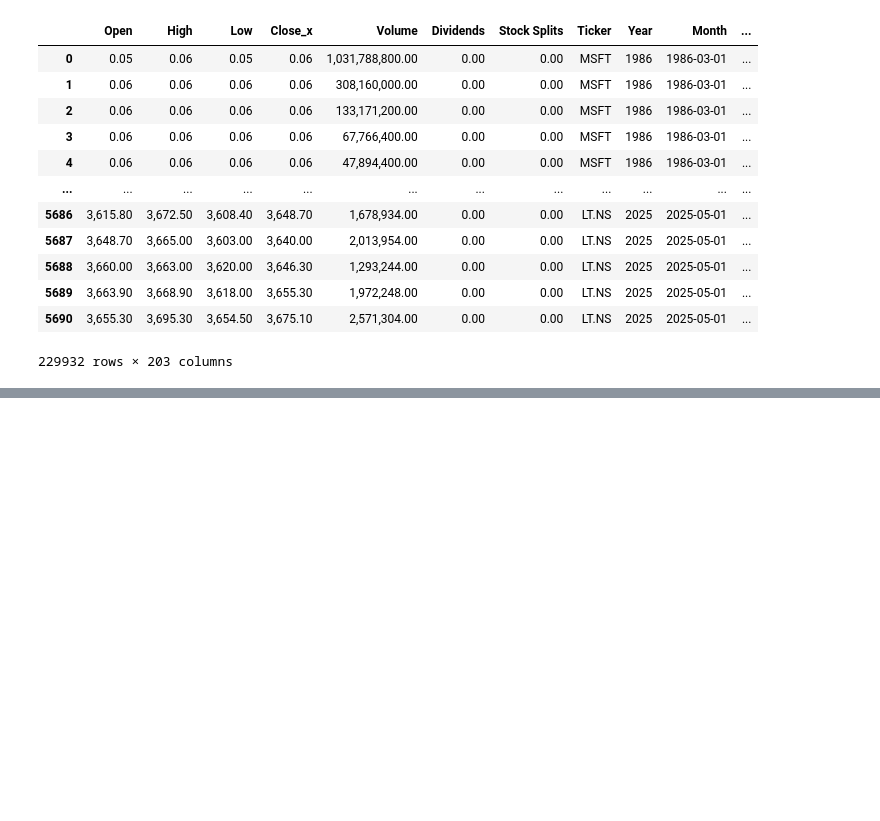
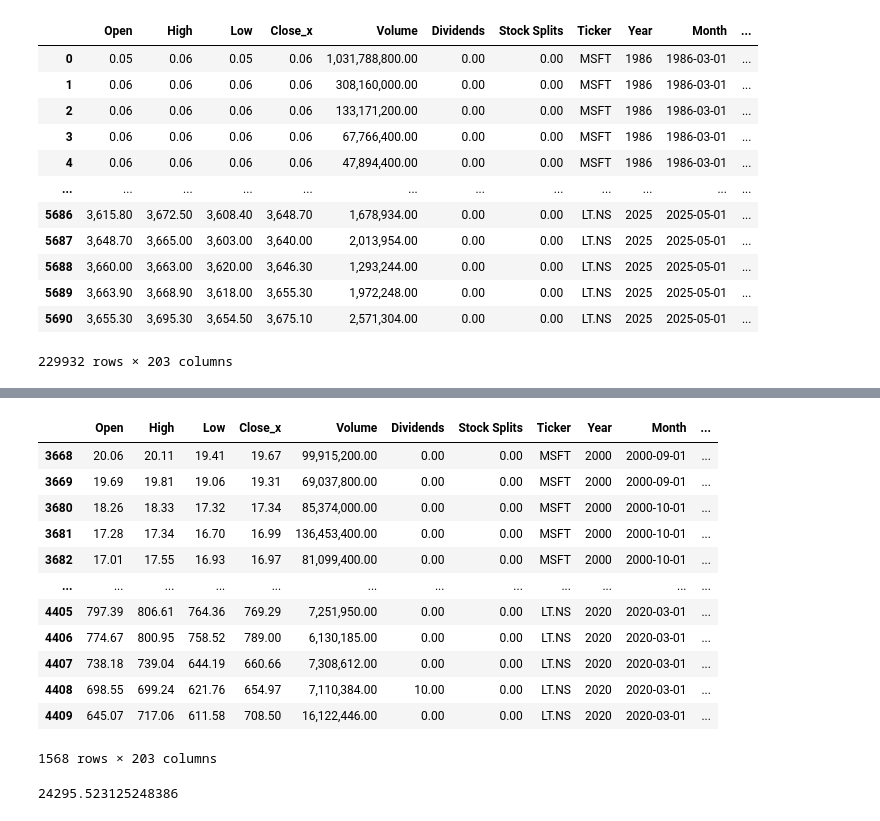
Before and after one commit to ceccode/stock-markets-analytics-zoomcamp, a Jupyter notebook: 02-dataframe-analysis/homework-solutions/hw2-dataframe-analysis.ipynb, the cells around one changed output, grey strips where cells are left out. Saved outputs shown, nothing was run; the diff lists cells and outputs as text; code cells hidden in the pictures; blank space fills up the shorter version.

```diff
--- a/02-dataframe-analysis/homework-solutions/hw2-dataframe-analysis.ipynb
+++ b/02-dataframe-analysis/homework-solutions/hw2-dataframe-analysis.ipynb
@@ -585,3 +585,26 @@ selected_df = df[
     (df['Date'] >= '2000-01-01') &
     (df['Date'] <= '2025-06-01')
 ]
+# %%
+selected_df
+# %% [output]
+|  | Open | High | Low | Close_x | Volume | Dividends | Stock Splits | Ticker | Year | Month | ... |
+| 3668 | 20.06 | 20.11 | 19.41 | 19.67 | 99,915,200.00 | 0.00 | 0.00 | MSFT | 2000 | 2000-09-01 | ... |
+| 3669 | 19.69 | 19.81 | 19.06 | 19.31 | 69,037,800.00 | 0.00 | 0.00 | MSFT | 2000 | 2000-09-01 | ... |
+| 3680 | 18.26 | 18.33 | 17.32 | 17.34 | 85,374,000.00 | 0.00 | 0.00 | MSFT | 2000 | 2000-10-01 | ... |
+| 3681 | 17.28 | 17.34 | 16.70 | 16.99 | 136,453,400.00 | 0.00 | 0.00 | MSFT | 2000 | 2000-10-01 | ... |
+| 3682 | 17.01 | 17.55 | 16.93 | 16.97 | 81,099,400.00 | 0.00 | 0.00 | MSFT | 2000 | 2000-10-01 | ... |
+| ... | ... | ... | ... | ... | ... | ... | ... | ... | ... | ... | ... |
+| 4405 | 797.39 | 806.61 | 764.36 | 769.29 | 7,251,950.00 | 0.00 | 0.00 | LT.NS | 2020 | 2020-03-01 | ... |
+| 4406 | 774.67 | 800.95 | 758.52 | 789.00 | 6,130,185.00 | 0.00 | 0.00 | LT.NS | 2020 | 2020-03-01 | ... |
+| 4407 | 738.18 | 739.04 | 644.19 | 660.66 | 7,308,612.00 | 0.00 | 0.00 | LT.NS | 2020 | 2020-03-01 | ... |
+| 4408 | 698.55 | 699.24 | 621.76 | 654.97 | 7,110,384.00 | 10.00 | 0.00 | LT.NS | 2020 | 2020-03-01 | ... |
+| 4409 | 645.07 | 717.06 | 611.58 | 708.50 | 16,122,446.00 | 0.00 | 0.00 | LT.NS | 2020 | 2020-03-01 | ... |
+1568 rows × 203 columns
+# %%
+
+net_income = 1000 * (selected_df['growth_future_30d'] - 1).sum()
+
+net_income
+# %% [output]
+24295.523125248386
```
